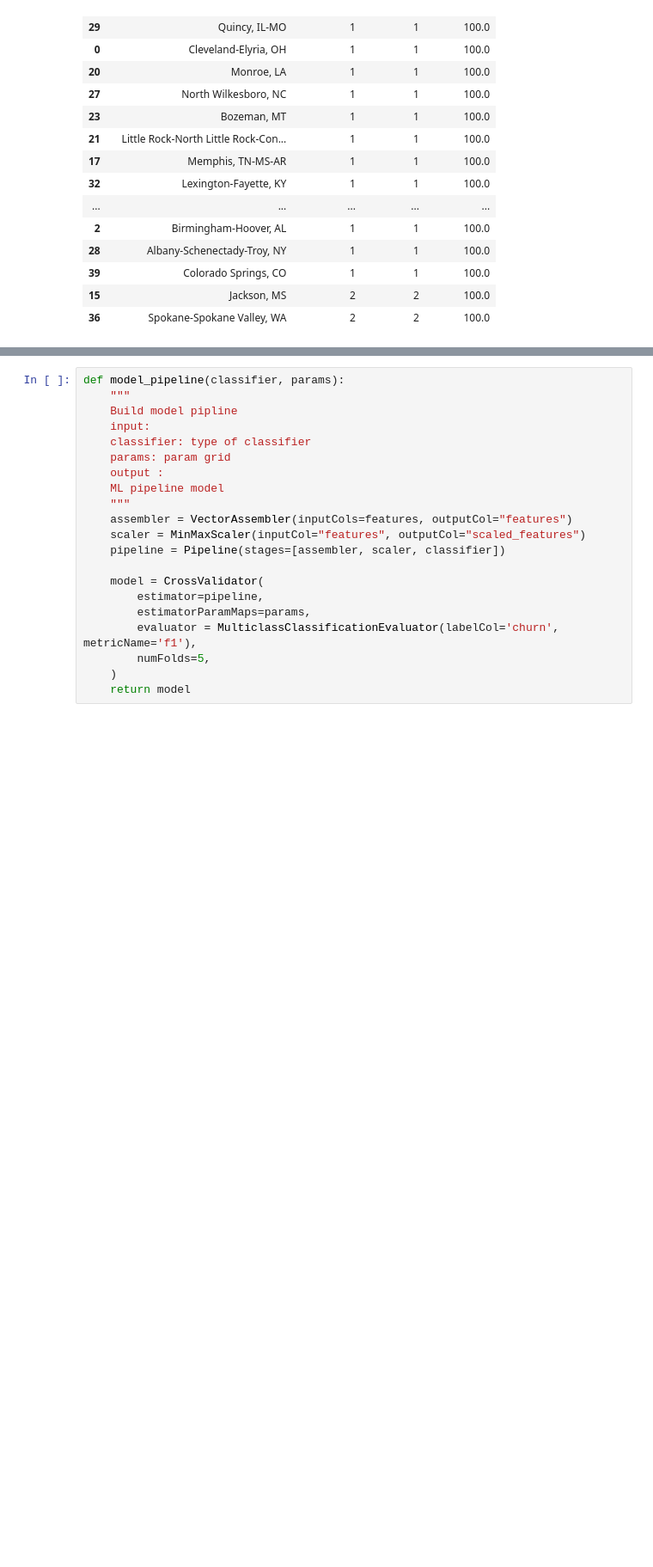
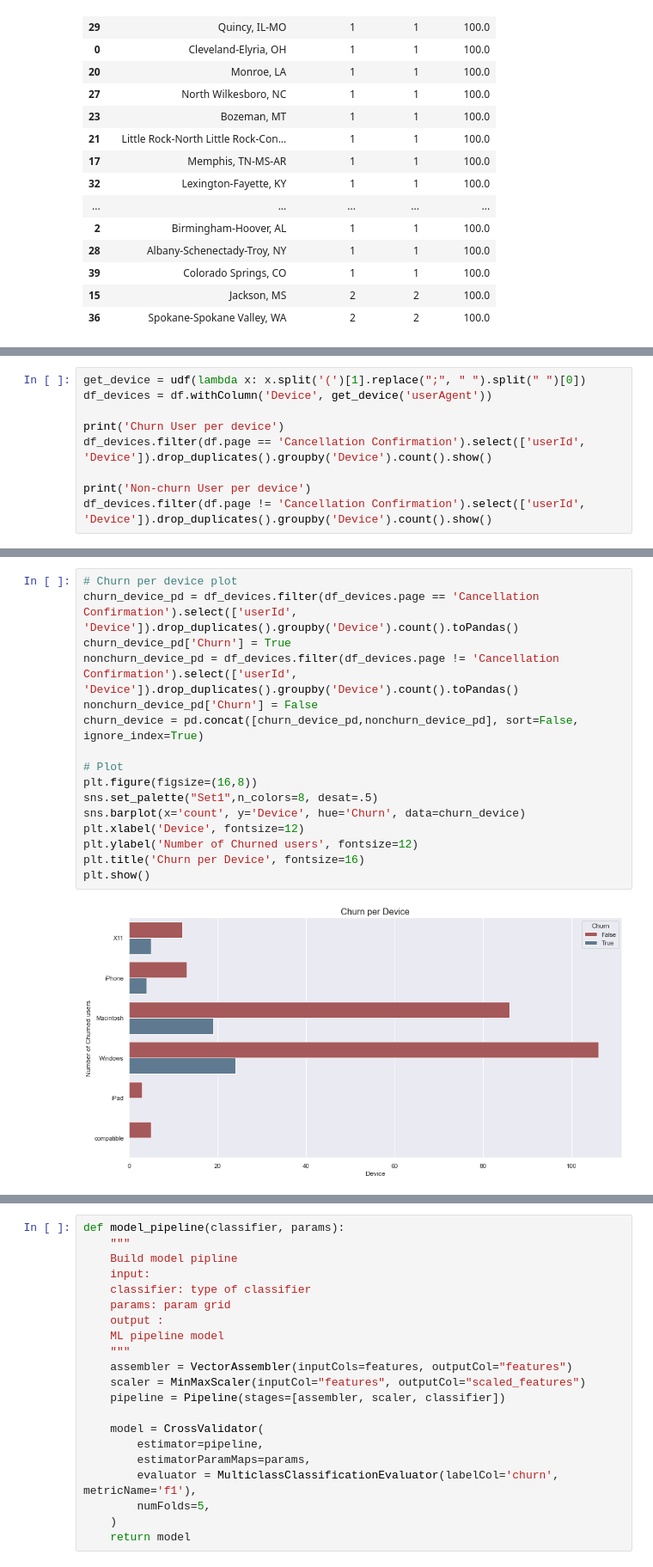
Before and after one commit to peterle93/Customer-Churn-Prediction-with-Spark, a Jupyter notebook: Sparkify.ipynb, the cells around one changed output, grey strips where cells are left out. Shown at 86% size. Drawn from its saved outputs; the diff is of its cells as text; blank space fills up the shorter version.

```diff
--- a/Sparkify.ipynb
+++ b/Sparkify.ipynb
@@ -744,0 +332,9 @@ only showing top 5 rows
+# %%
+get_device = udf(lambda x: x.split('(')[1].replace(";", " ").split(" ")[0])
+df_devices = df.withColumn('Device', get_device('userAgent'))
+
+print('Churn User per device')
+df_devices.filter(df.page == 'Cancellation Confirmation').select(['userId', 'Device']).drop_duplicates().groupby('Device').count().show()
+
+print('Non-churn User per device')
+df_devices.filter(df.page != 'Cancellation Confirmation').select(['userId', 'Device']).drop_duplicates().groupby('Device').count().show()
@@ -744,0 +359,18 @@ only showing top 5 rows
+# %%
+# Churn per device plot
+churn_device_pd = df_devices.filter(df_devices.page == 'Cancellation Confirmation').select(['userId', 'Device']).drop_duplicates().groupby('Device').count().toPandas()
+churn_device_pd['Churn'] = True
+nonchurn_device_pd = df_devices.filter(df_devices.page != 'Cancellation Confirmation').select(['userId', 'Device']).drop_duplicates().groupby('Device').count().toPandas()
+nonchurn_device_pd['Churn'] = False
+churn_device = pd.concat([churn_device_pd,nonchurn_device_pd], sort=False, ignore_index=True)
+
+# Plot
+plt.figure(figsize=(16,8))
+sns.set_palette("Set1",n_colors=8, desat=.5)
+sns.barplot(x='count', y='Device', hue='Churn', data=churn_device)
+plt.xlabel('Device', fontsize=12)
+plt.ylabel('Number of Churned users', fontsize=12)
+plt.title('Churn per Device', fontsize=16)
+plt.show()
+# %% [output]
+[figure, added]
```
Also changed, not shown: parts of 125 cells of this notebook.
